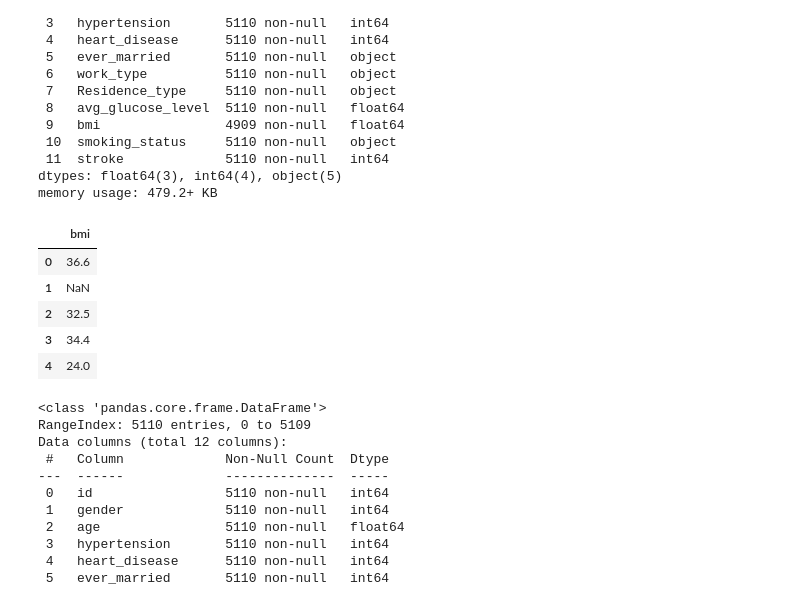
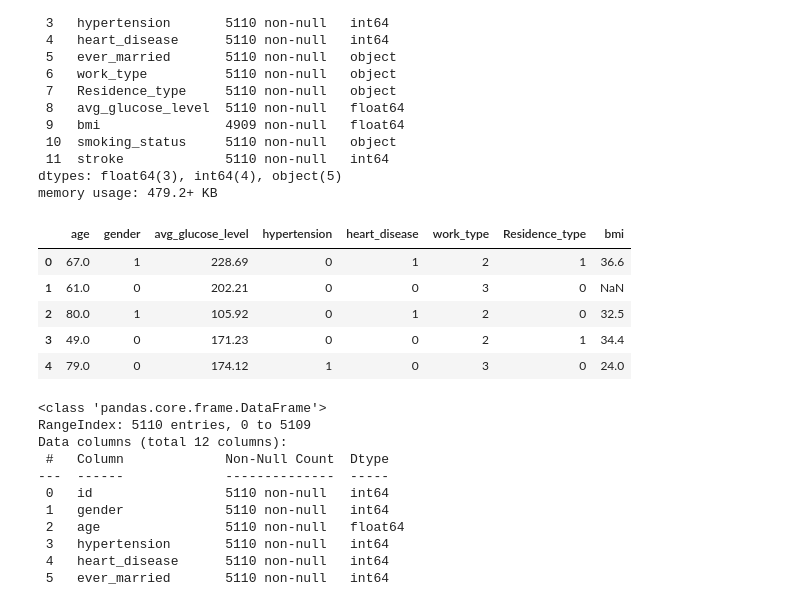
Before and after one commit to semingrai/Stroke-Prediction, a Jupyter notebook: stroke.ipynb, the cells around one changed output. Saved outputs shown, nothing was run; the diff lists cells and outputs as text; code cells hidden in the pictures.

```diff
--- a/stroke.ipynb
+++ b/stroke.ipynb
@@ -57,16 +46,16 @@ data['smoking_status'] = le.fit_transform(data['smoking_status'])
 data['work_type'] = le.fit_transform(data['work_type'])
 # %%
 #setting NaN column
-bmi = ['bmi']
-data_bmi = data.loc[: , bmi]
+knn_columns = ['age', 'gender', 'avg_glucose_level', 'hypertension', 'heart_disease', 'work_type', 'Residence_type', 'bmi']
+data_bmi = data.loc[: , knn_columns]
 data_bmi.head()
 # %% [output]
-|  | bmi |
-| 0 | 36.6 |
-| 1 | NaN |
-| 2 | 32.5 |
-| 3 | 34.4 |
-| 4 | 24.0 |
+|  | age | gender | avg_glucose_level | hypertension | heart_disease | work_type | Residence_type | bmi |
+| 0 | 67.0 | 1 | 228.69 | 0 | 1 | 2 | 1 | 36.6 |
+| 1 | 61.0 | 0 | 202.21 | 0 | 0 | 3 | 0 | NaN |
+| 2 | 80.0 | 1 | 105.92 | 0 | 1 | 2 | 0 | 32.5 |
+| 3 | 49.0 | 0 | 171.23 | 0 | 0 | 2 | 1 | 34.4 |
+| 4 | 79.0 | 0 | 174.12 | 1 | 0 | 3 | 0 | 24.0 |
 # %%
 data.info()
 # %% [output]
```
Also changed, not shown: parts of 10 cells of this notebook.
